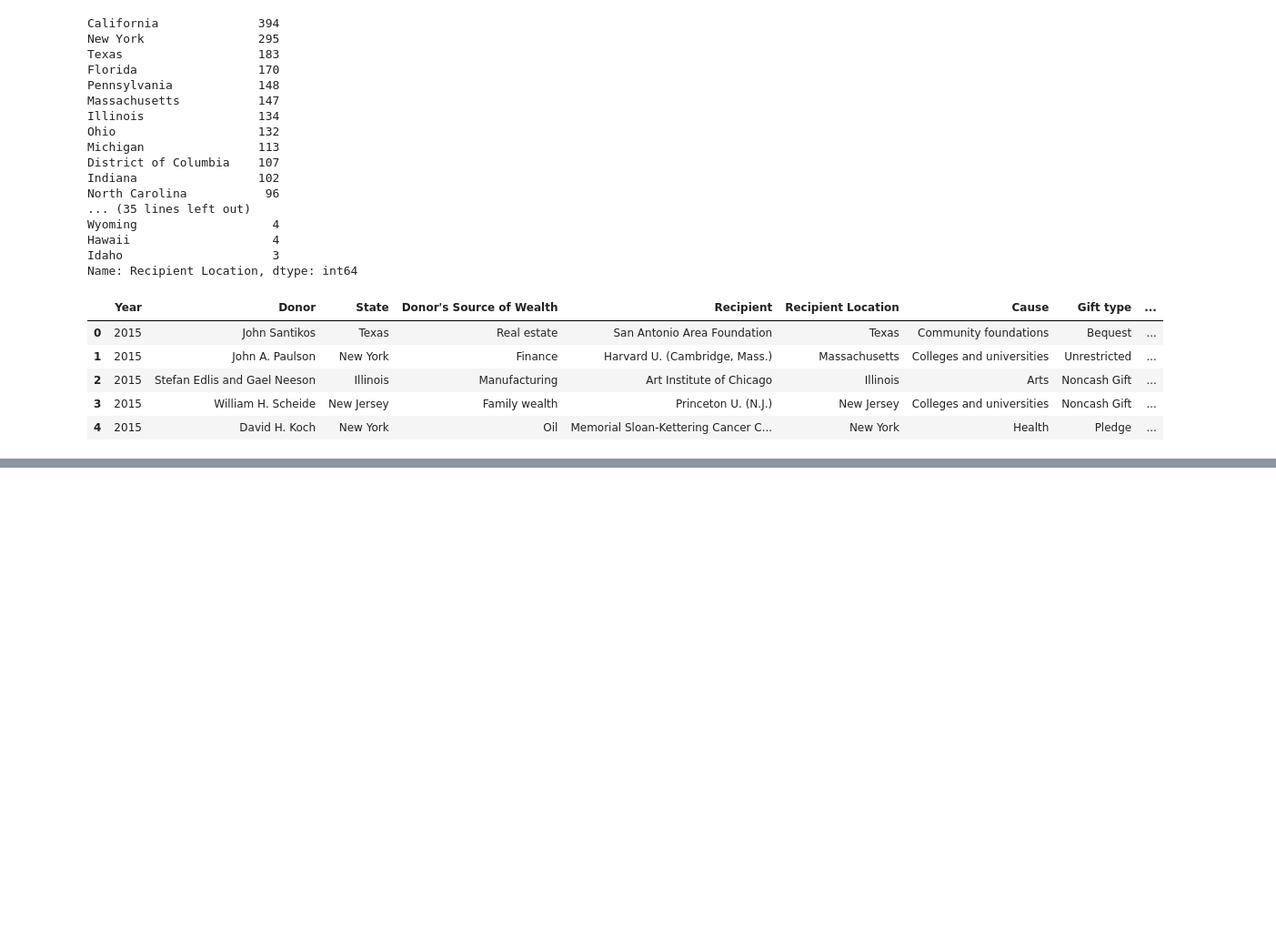
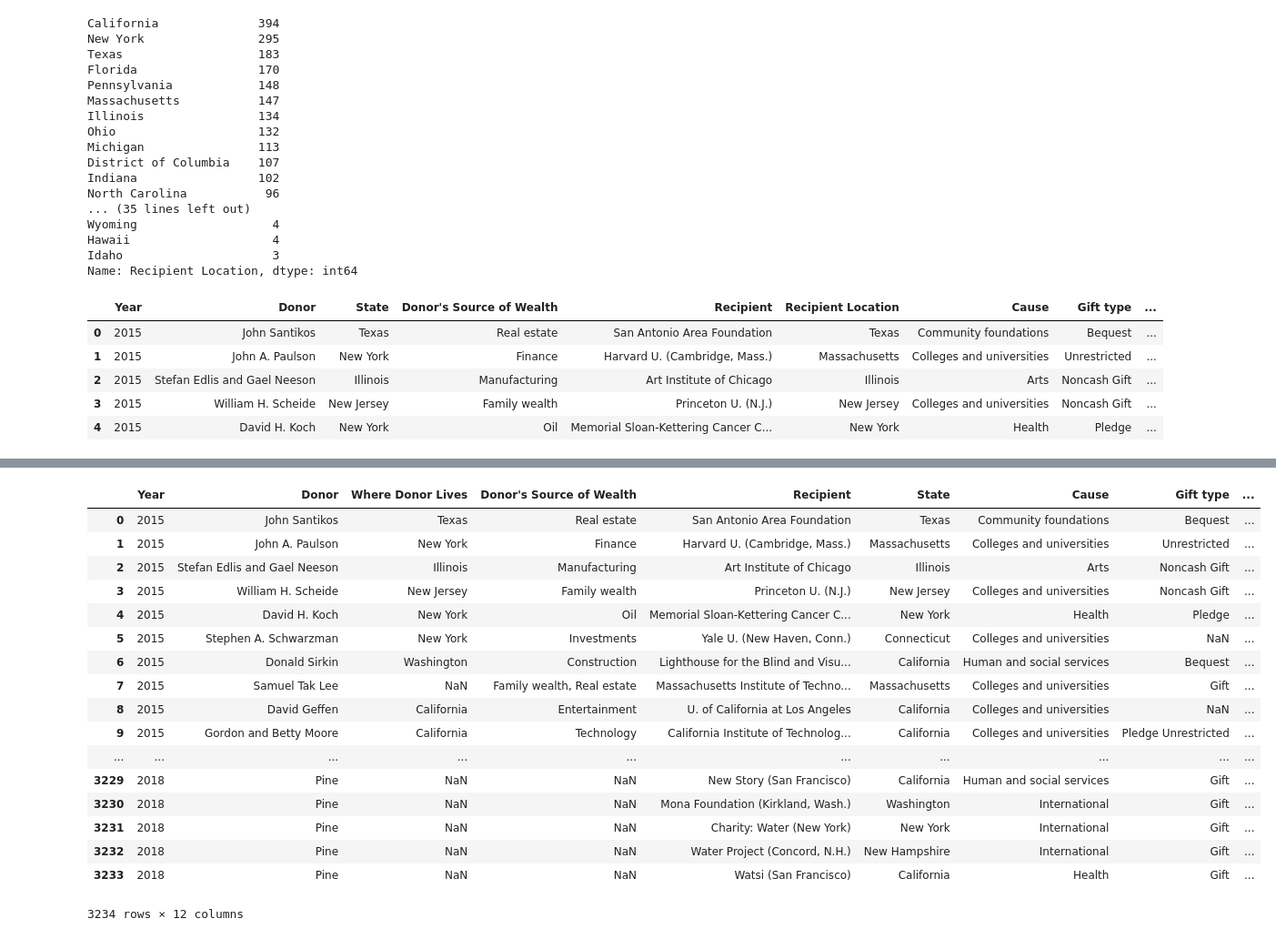
Before and after one commit to kjwunderlich/project-one---sphinx, a Jupyter notebook: Matts_Sphinx.ipynb, the cells around one changed output, grey strips where cells are left out. Shown at 91% size. Drawn from its saved outputs; the diff is of its cells as text; code cells hidden in the pictures; blank space fills up the shorter version.

```diff
--- a/Matts_Sphinx.ipynb
+++ b/Matts_Sphinx.ipynb
@@ -276 +181,24 @@ recipient_coords
+# %%
+#adding Latitude and Longitude generalized for state locations of recipients
+recipient_coords = pd.merge(recipient_df, state_latlon, how="left", on=["State", "State"])
+recipient_coords
+# %% [output]
+|  | Year | Donor | Where Donor Lives | Donor's Source of Wealth | Recipient | State | Cause | Gift type | ... |
+| 0 | 2015 | John Santikos | Texas | Real estate | San Antonio Area Foundation | Texas | Community foundations | Bequest | ... |
+| 1 | 2015 | John A. Paulson | New York | Finance | Harvard U. (Cambridge, Mass.) | Massachusetts | Colleges and universities | Unrestricted | ... |
+| 2 | 2015 | Stefan Edlis and Gael Neeson | Illinois | Manufacturing | Art Institute of Chicago | Illinois | Arts | Noncash Gift | ... |
+| 3 | 2015 | William H. Scheide | New Jersey | Family wealth | Princeton U. (N.J.) | New Jersey | Colleges and universities | Noncash Gift | ... |
+| 4 | 2015 | David H. Koch | New York | Oil | Memorial Sloan-Kettering Cancer C... | New York | Health | Pledge | ... |
+| 5 | 2015 | Stephen A. Schwarzman | New York | Investments | Yale U. (New Haven, Conn.) | Connecticut | Colleges and universities | NaN | ... |
+| 6 | 2015 | Donald Sirkin | Washington | Construction | Lighthouse for the Blind and Visu... | California | Human and social services | Bequest | ... |
+| 7 | 2015 | Samuel Tak Lee | NaN | Family wealth, Real estate | Massachusetts Institute of Techno... | Massachusetts | Colleges and universities | Gift | ... |
+| 8 | 2015 | David Geffen | California | Entertainment | U. of California at Los Angeles | California | Colleges and universities | NaN | ... |
+| 9 | 2015 | Gordon and Betty Moore | California | Technology | California Institute of Technolog... | California | Colleges and universities | Pledge Unrestricted | ... |
+| ... | ... | ... | ... | ... | ... | ... | ... | ... | ... |
+| 3229 | 2018 | Pine | NaN | NaN | New Story (San Francisco) | California | Human and social services | Gift | ... |
+| 3230 | 2018 | Pine | NaN | NaN | Mona Foundation (Kirkland, Wash.) | Washington | International | Gift | ... |
+| 3231 | 2018 | Pine | NaN | NaN | Charity: Water (New York) | New York | International | Gift | ... |
+| 3232 | 2018 | Pine | NaN | NaN | Water Project (Concord, N.H.) | New Hampshire | International | Gift | ... |
+| 3233 | 2018 | Pine | NaN | NaN | Watsi (San Francisco) | California | Health | Gift | ... |
+3234 rows × 12 columns
 # %%
```
Also changed, not shown: parts of 17 cells of this notebook, 1 other file.
